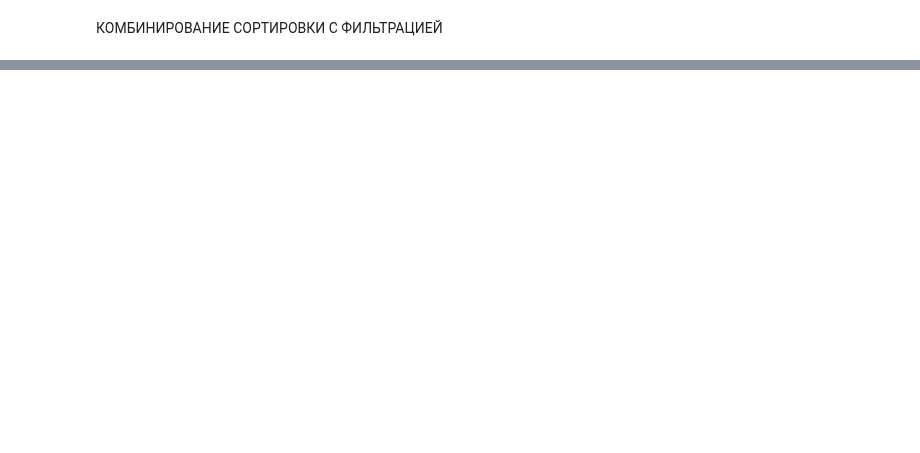
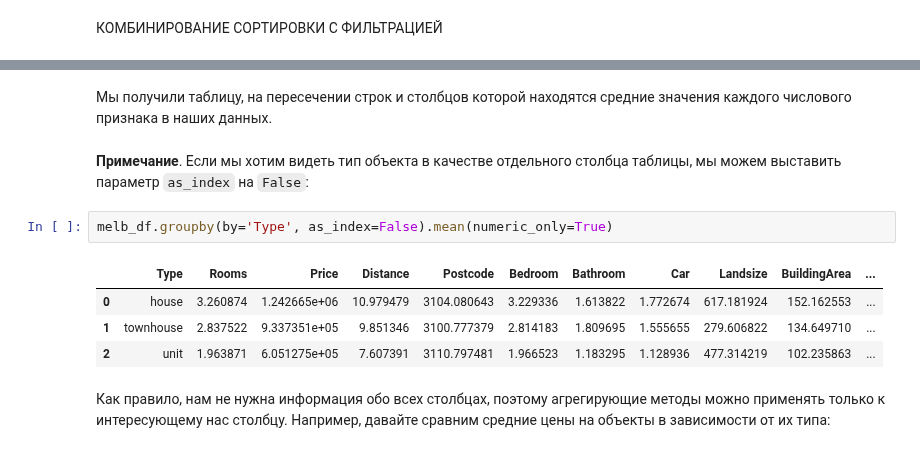
Before and after one commit to Thederis/st_ds, a Jupyter notebook: learning/PANDAS/Module_4._Advanced_methods_of_working_with_data_in_Pandas/teory_Advanced.ipynb, the cells around one changed output, grey strips where cells are left out. Saved outputs shown, nothing was run; the diff lists cells and outputs as text; blank space fills up the shorter version.

```diff
--- a/learning/PANDAS/Module_4._Advanced_methods_of_working_with_data_in_Pandas/teory_Advanced.ipynb
+++ b/learning/PANDAS/Module_4._Advanced_methods_of_working_with_data_in_Pandas/teory_Advanced.ipynb
@@ -85,0 +327,13 @@ ddd1.loc[2:19:5,'persent']# Со 2-го по 19-й, но каждый 5-й.
+# %% [markdown]
+Мы получили таблицу, на пересечении строк и столбцов которой находятся средние значения каждого числового признака в наших данных.
+# %% [markdown]
+**Примечание**. Если мы хотим видеть тип объекта в качестве отдельного столбца таблицы, мы можем выставить параметр `as_index` на `False`:
+# %%
+melb_df.groupby(by='Type', as_index=False).mean(numeric_only=True)
+# %% [output]
+|  | Type | Rooms | Price | Distance | Postcode | Bedroom | Bathroom | Car | Landsize | BuildingArea | ... |
+| 0 | house | 3.260874 | 1.242665e+06 | 10.979479 | 3104.080643 | 3.229336 | 1.613822 | 1.772674 | 617.181924 | 152.162553 | ... |
+| 1 | townhouse | 2.837522 | 9.337351e+05 | 9.851346 | 3100.777379 | 2.814183 | 1.809695 | 1.555655 | 279.606822 | 134.649710 | ... |
+| 2 | unit | 1.963871 | 6.051275e+05 | 7.607391 | 3110.797481 | 1.966523 | 1.183295 | 1.128936 | 477.314219 | 102.235863 | ... |
+# %% [markdown]
+Как правило, нам не нужна информация обо всех столбцах, поэтому агрегирующие методы можно применять только к интересующему нас столбцу. Например, давайте сравним средние цены на объекты в зависимости от их типа:
```
Also changed, not shown: parts of 47 cells of this notebook, 1 other file.
